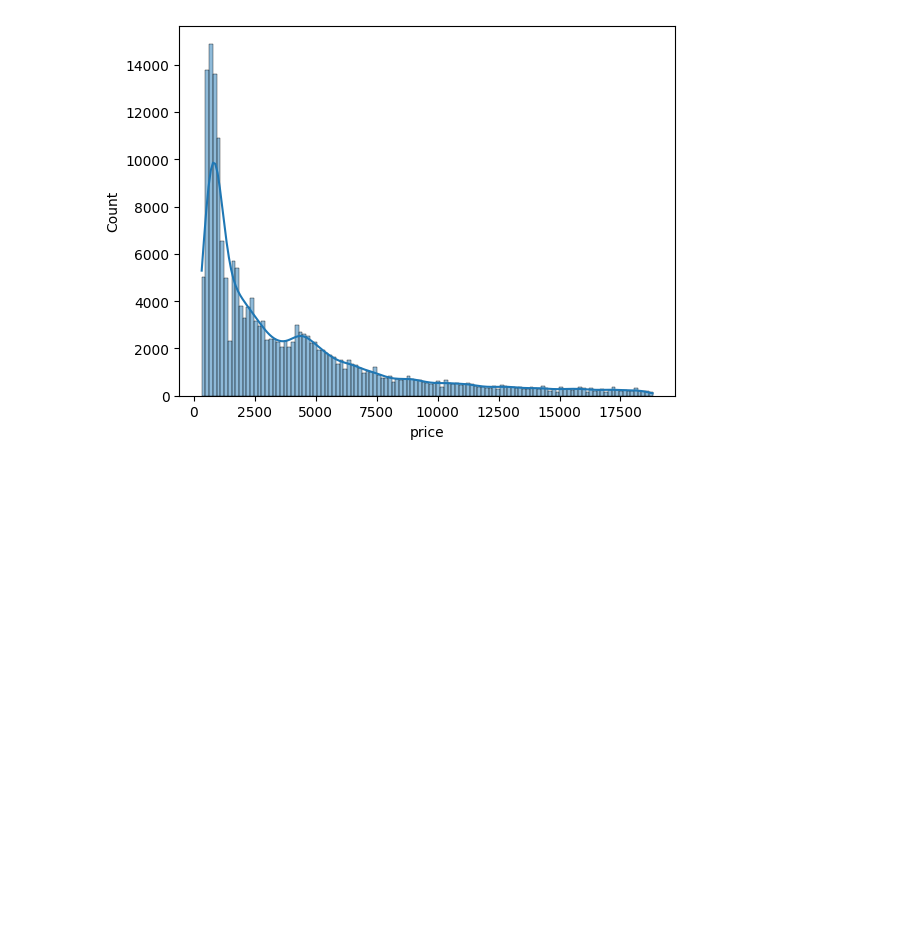
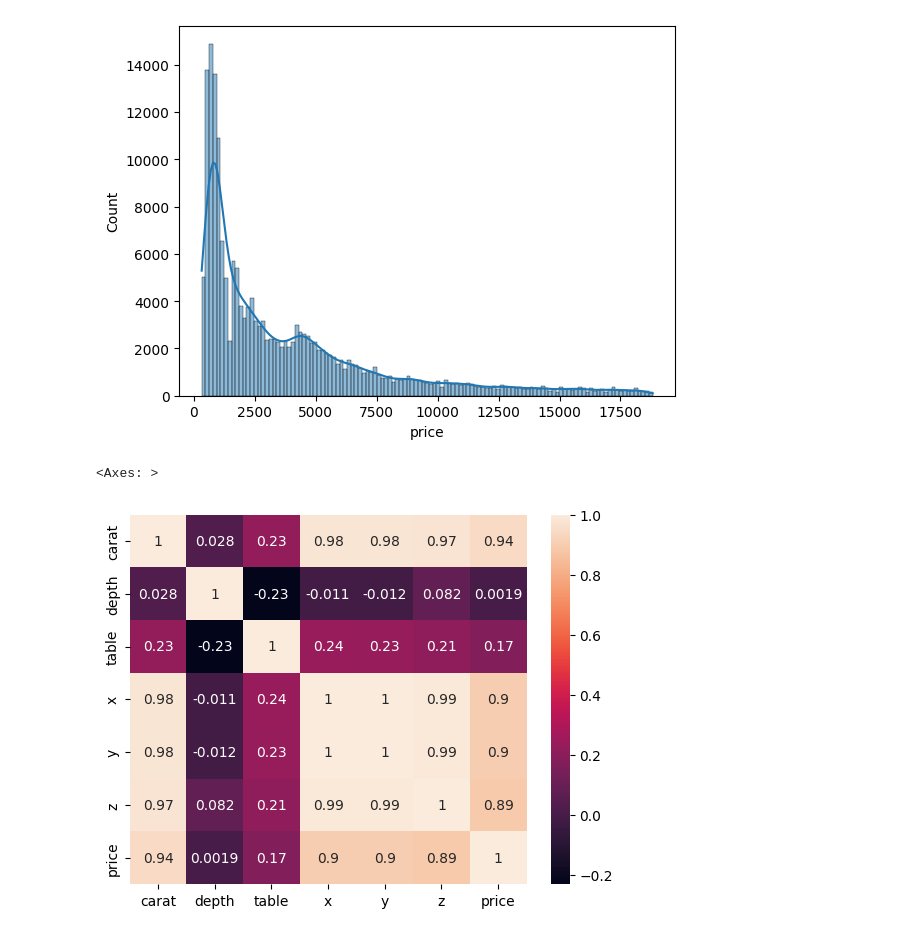
Before and after one commit to Darkaido/main_project, a Jupyter notebook: experiments/experiments.ipynb, the cells around one changed output. Cells and saved outputs as stored; diff of their text form; code cells hidden in the pictures; blank space fills up the shorter version.

```diff
--- a/experiments/experiments.ipynb
+++ b/experiments/experiments.ipynb
@@ -242,3 +242,8 @@ for col in num_columns:
 [figure]
 [figure]
 [figure]
+# %%
+sns.heatmap(data[num_columns].corr(), annot=True)
+# %% [output]
+<Axes: >
+[figure, added]
```
Also changed, not shown: parts of 48 cells of this notebook, 1 other file.
